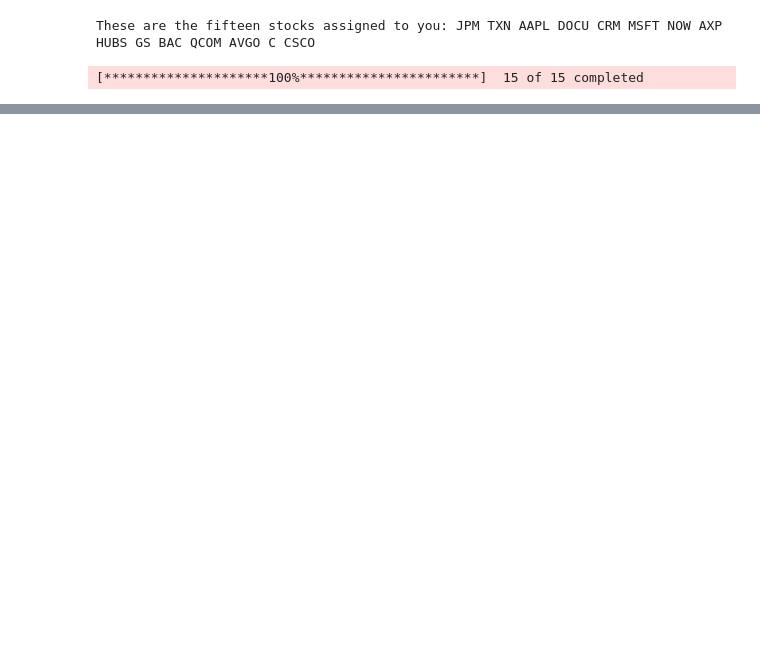
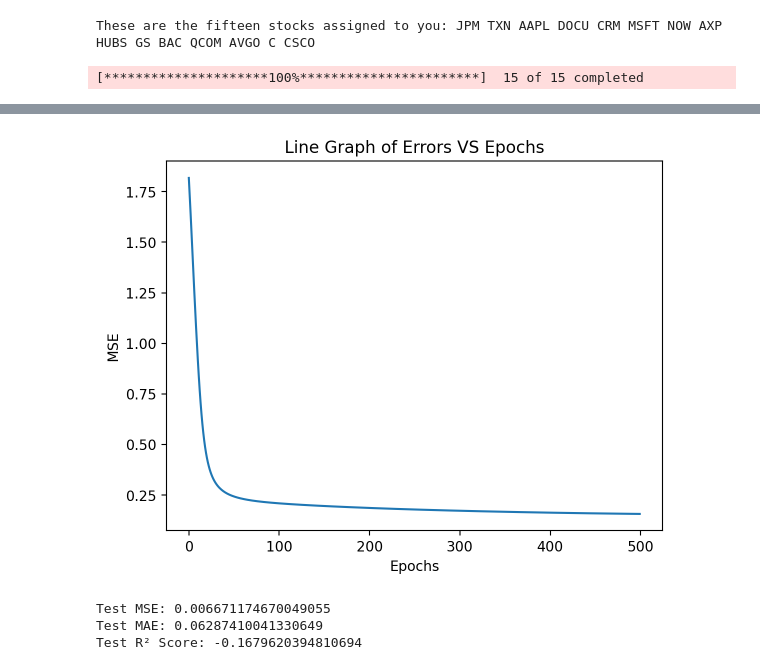
Before and after one commit to rishitashroff/riskreturncalculator, a Jupyter notebook: Project.ipynb, the cells around one changed output, grey strips where cells are left out. Saved outputs shown, nothing was run; the diff lists cells and outputs as text; code cells hidden in the pictures; blank space fills up the shorter version.

```diff
--- a/Project.ipynb
+++ b/Project.ipynb
@@ -158,0 +290,25 @@ lstm rnn
+# %%
+# scaling training and testing data using MinMaxScaler separately
+scaler = MinMaxScaler()
+scaled_X_train = scaler.fit_transform(X_train).round(4)
+scaled_X_test = scaler.transform(X_test).round(4)
+# %%
+# adding a bias column to scaled data
+scaled_X_train = np.hstack((np.ones((scaled_X_train.shape[0], 1)), scaled_X_train))
+scaled_X_test = np.hstack((np.ones((scaled_X_test.shape[0], 1)), scaled_X_test))
+# %%
+# initializing random weights
+#np.random.seed(21)
+
+# defining number of nodes
+nodes = 8
+
+# initializing W1
+W1 = np.random.randn(scaled_X_train.shape[1], nodes)
+
+# initializing W2
+W2 = np.random.randn(nodes, y_train.shape[1])
+
+# printing initial weights
+print("W1:", W1)
+print("W2:", W2)
@@ -158,0 +333,5 @@ lstm rnn
+# %%
+# uses the ReLU activation function for h and the sigmoid activation function for the output
+def f(x):
+    h = np.maximum(0, W1.T.dot(x))
+    return 1 / (1 + np.exp(-np.dot(W2.T, h)))
@@ -158,0 +409,33 @@ lstm rnn
+# %%
+# making a graph with title and axes labels
+plt.plot(range(epochs), errors, label='line')
+plt.title("Line Graph of Errors VS Epochs")
+plt.xlabel("Epochs")
+plt.ylabel("MSE")
+plt.show()
+# %% [output]
+[figure, added]
+# %%
+# predicting on the scaled test dataset
+h = np.maximum(0, np.dot(W1.T, scaled_X_test.T))
+y_test_pred = 1 / (1 + np.exp(-np.dot(W2.T, h))).T
+
+# Calculate overall MSE, MAE, and R² score
+mse = mean_squared_error(y_test, y_test_pred)
+mae = mean_absolute_error(y_test, y_test_pred)
+r2 = r2_score(y_test, y_test_pred)
+
+print("Test MSE:", mse)
+print("Test MAE:", mae)
+print("Test R² Score:", r2)
+
+
+# checking if y_test_pred are greater than 0.5 where True = 1, False = 0
+# y_check = (y_test_pred > 0.5).astype(int)
+
+# accuracy = np.round(np.mean(y_check == y_test) * 100, 5)
+# print("Test Accuracy:", accuracy, "%")
+# %% [output]
+Test MSE: 0.006671174670049055
+Test MAE: 0.06287410041330649
+Test R² Score: -0.1679620394810694
```
Also changed, not shown: parts of 25 cells of this notebook.
